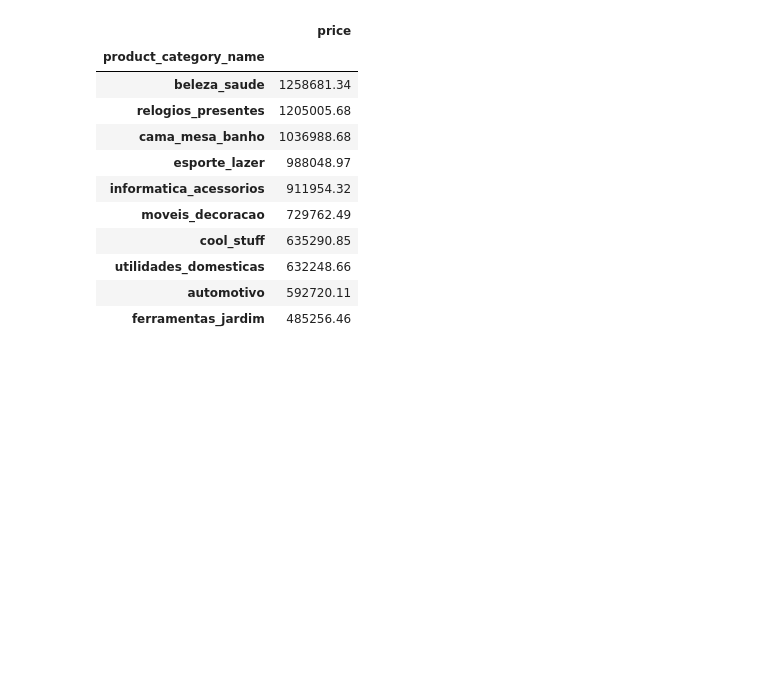
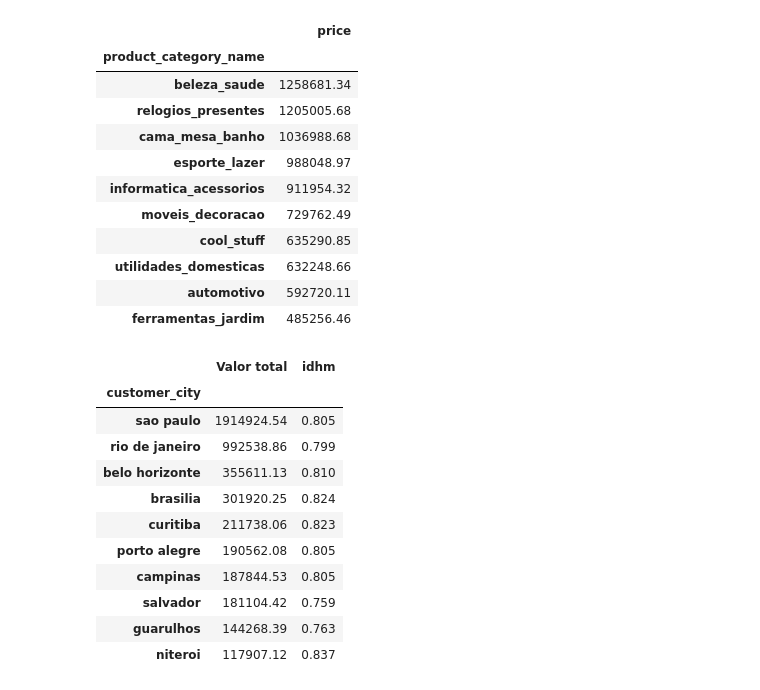
Before and after one commit to alvaroqueiroz/PCS5031-EDA, a Jupyter notebook: main.ipynb, the cells around one changed output. Saved outputs shown, nothing was run; the diff lists cells and outputs as text; code cells hidden in the pictures; blank space fills up the shorter version.

```diff
--- a/main.ipynb
+++ b/main.ipynb
@@ -102,0 +88,20 @@ df[['product_category_name', 'price']].groupby(by='product_category_name').sum()
+# %%
+tab1 = df[['customer_city','price']].groupby(by='customer_city').sum().sort_values(by='price', ascending=False).head(10)
+tab2 = df[['customer_city','price']].groupby(by='customer_city').sum().sort_values(by='price', ascending=True).head(10)
+# %%
+idhm = [0.805, 0.799, 0.81, 0.824, 0.823, 0.805, 0.805, 0.759, 0.763, 0.837]
+tab1['idhm'] = idhm
+tab1.rename(columns={"price": "Valor total"})
+# %% [output]
+|  | Valor total | idhm |
+| customer_city |  |  |
+| sao paulo | 1914924.54 | 0.805 |
+| rio de janeiro | 992538.86 | 0.799 |
+| belo horizonte | 355611.13 | 0.810 |
+| brasilia | 301920.25 | 0.824 |
+| curitiba | 211738.06 | 0.823 |
+| porto alegre | 190562.08 | 0.805 |
+| campinas | 187844.53 | 0.805 |
+| salvador | 181104.42 | 0.759 |
+| guarulhos | 144268.39 | 0.763 |
+| niteroi | 117907.12 | 0.837 |
```
Also changed, not shown: parts of 12 cells of this notebook.
